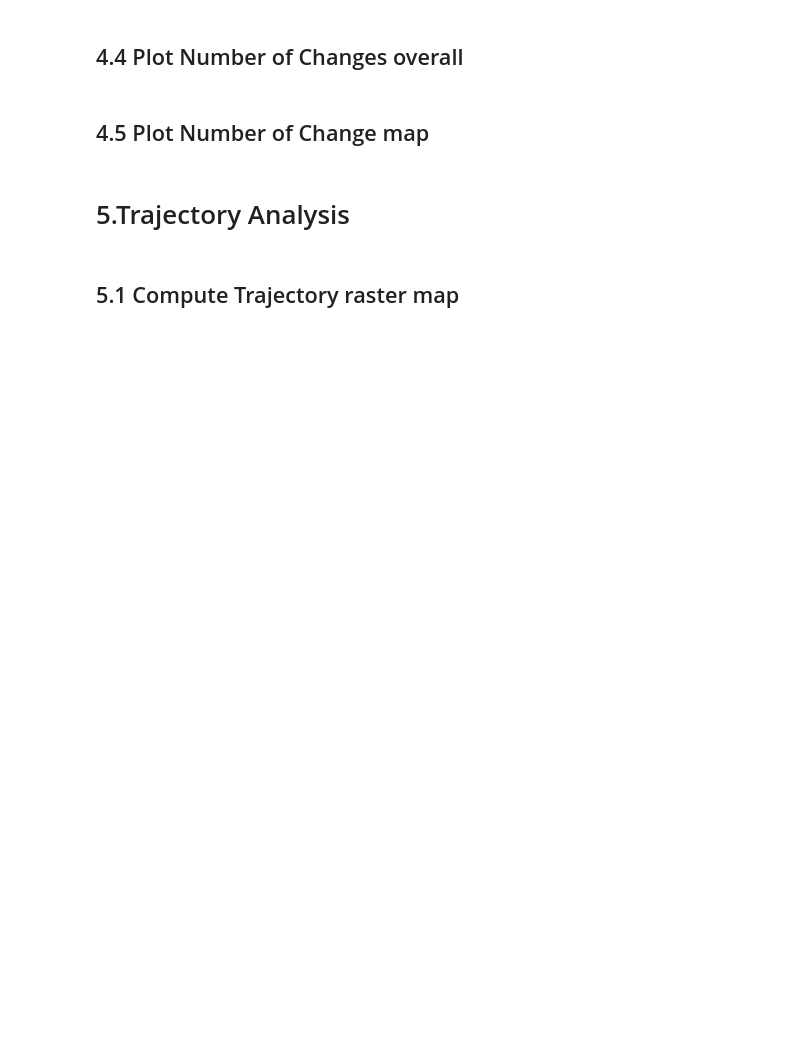
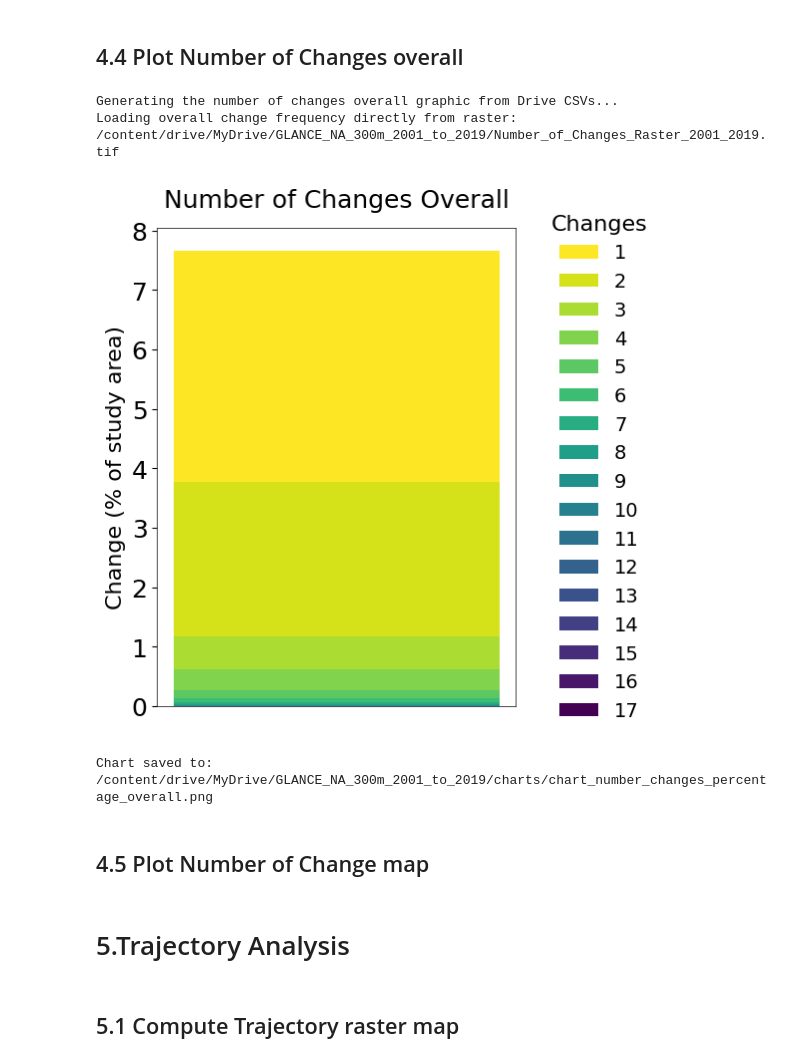
Before and after one commit to antoniovfonseca/agentic-ai-global-lulc, a Jupyter notebook: notebooks/quest-gee.ipynb, the cells around one changed output. Cells and saved outputs as stored; diff of their text form; code cells hidden in the pictures; blank space fills up the shorter version.

```diff
--- a/notebooks/quest-gee.ipynb
+++ b/notebooks/quest-gee.ipynb
@@ -176,11 +194,17 @@ utils.plot_global_change_frequency_bar_chart(
 ## 4.4 Plot Number of Changes overall
 # %%
 # Plot number of changes overall from Drive CSVs
-print("Generating the numbe rof changes overall graphic from Drive CSVs...")
+print("Generating the number of changes overall graphic from Drive CSVs...")
+
 utils.plot_number_of_changes_distribution(
     input_dir=base_drive_dir,
-    output_dir=base_drive_dir,
+    output_dir=base_drive_dir
 )
+# %% [output]
+Generating the number of changes overall graphic from Drive CSVs...
+Loading overall change frequency directly from raster: /content/drive/MyDrive/GLANCE_NA_300m_2001_to_2019/Number_of_Changes_Raster_2001_2019.tif
+[figure, added]
+Chart saved to: /content/drive/MyDrive/GLANCE_NA_300m_2001_to_2019/charts/chart_number_changes_percentage_overall.png
 # %% [markdown]
 ## 4.5 Plot Number of Change map
 # %%
```
Also changed, not shown: parts of 46 cells of this notebook.
